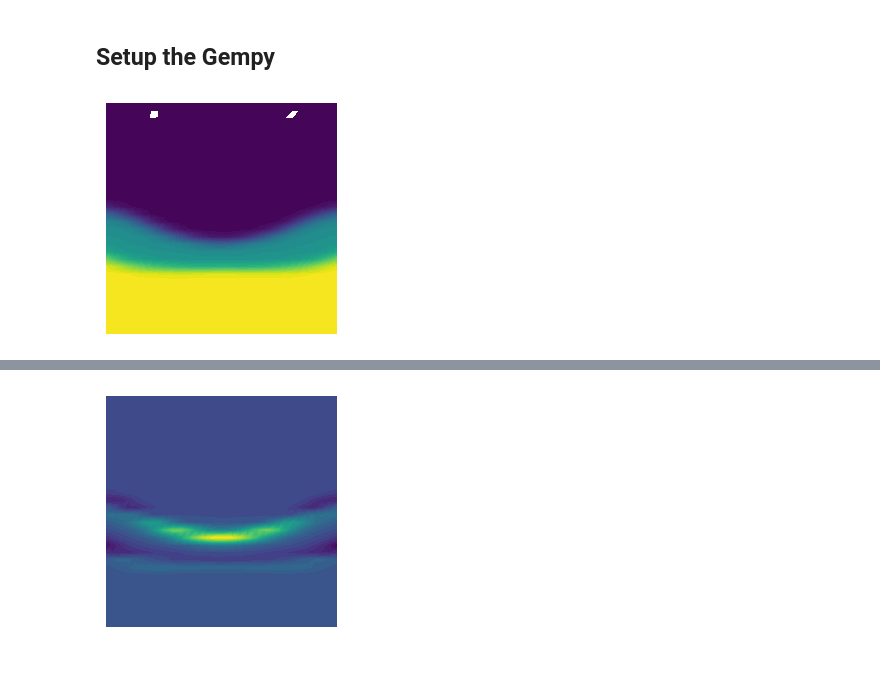
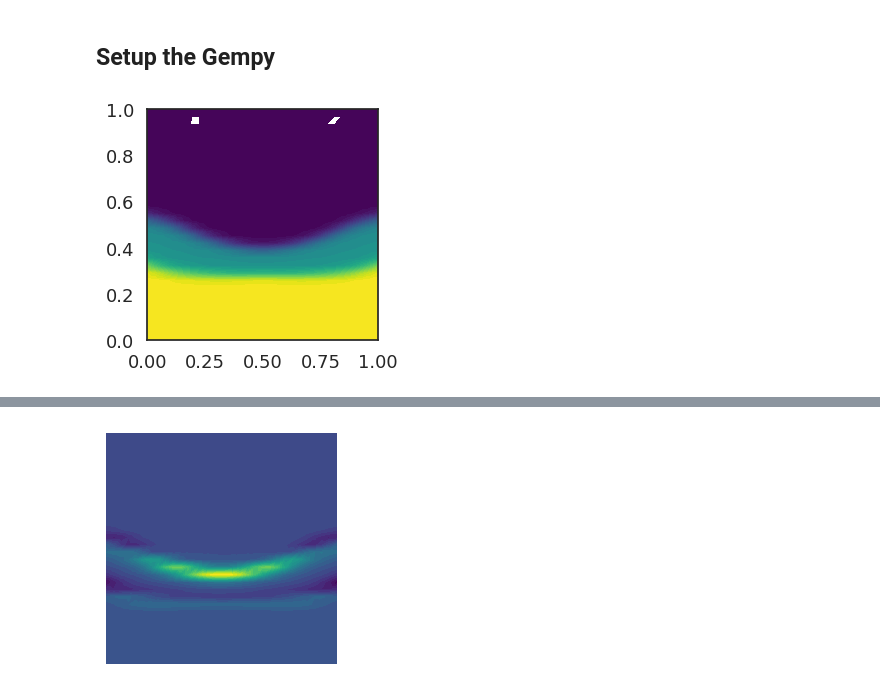
Before and after one commit to Deepprakash222/GempyDINO, a Jupyter notebook: tom_scratch/POD_and_reductions.ipynb, the cells around one changed output, grey strips where cells are left out. Saved outputs shown, nothing was run; the diff lists cells and outputs as text; code cells hidden in the pictures; blank space fills up the shorter version.

```diff
--- a/tom_scratch/POD_and_reductions.ipynb
+++ b/tom_scratch/POD_and_reductions.ipynb
@@ -42,35 +44,36 @@ pde = hp.PDEVariationalProblem(Vh, pde_varf, bc, bc0, is_fwd_linear=True)
 # %% [markdown]
 ## Setup the Gempy
 # %%
-#
-# data = generate_input_output_gempy_data_(mesh=mesh, number_samples=100,nodes=nodes, filename=None)
-# c,m_data, dmdc_data = np.array(data["input"]),np.array(data["Gempy_output"]), np.array(data["Jacobian_Gempy"])
-# c.shape, type(c), m_data.shape, type(m_data),dmdc_data.shape, type(dmdc_data)
+
+data = generate_input_output_gempy_data_(mesh=mesh, number_samples=10,nodes=nodes, filename=None)
+c,m_data, dmdc_data = np.array(data["input"]),np.array(data["Gempy_output"]), np.array(data["Jacobian_Gempy"])
+c.shape, type(c), m_data.shape, type(m_data),dmdc_data.shape, type(dmdc_data)
 # %%
 
-direcoty_path="../Results/Nodes_"+str((nx+1)*(ny+1))
+# direcoty_path="../Results/Nodes_"+str((nx+1)*(ny+1))
 
-# Path to your JSON file
-filename = direcoty_path+ "/data.json"
-# Open and load the file
-with open(filename, 'r') as file:
-    data = json.load(file)
+# # Path to your JSON file
+# filename = direcoty_path+ "/data.json"
+# # Open and load the file
+# with open(filename, 'r') as file:
+#     data = json.load(file)
 
-c, m_data, dmdc_data = np.array(data["input"]),np.array(data["Gempy_output"]), np.array(data["Jacobian_Gempy"])
-n=7000 # Number of samples we need
-c=c[:n]
-m_data = m_data[:n]
-dmdc_data = dmdc_data[:n]
-#c.shape, type(c), m_data.shape, type(m_data),dmdc_data.shape, type(dmdc_data)
+# c, m_data, dmdc_data = np.array(data["input"]),np.array(data["Gempy_output"]), np.array(data["Jacobian_Gempy"])
+# n=1000 # Number of samples we need
+# c=c[:n]
+# m_data = m_data[:n]
+# dmdc_data = dmdc_data[:n]
+# #c.shape, type(c), m_data.shape, type(m_data),dmdc_data.shape, type(dmdc_data)
 # %%
 m = dl.Function(Vh[hp.PARAMETER])
 m_nodes_hat = dl.Function(Vh[hp.PARAMETER])
 m_hat = dl.Function(Vh[hp.PARAMETER])
 m.vector().set_local(m_data[0,:][d2v])
-
-plt.axis("off")
-dl.plot(m,cmap="viridis")
+A= m.vector().get_local()
+#plt.axis("off")
+dl.plot(m,cmap="viridis" )
 fig = plt.gcf()
 fig.set_size_inches(3, 3)
+# plt.savefig("debug_output.png", dpi=300)
 # %% [output]
-[figure, old version]
+[figure, new version]
```
Also changed, not shown: parts of 12 cells of this notebook, 9 other files.
